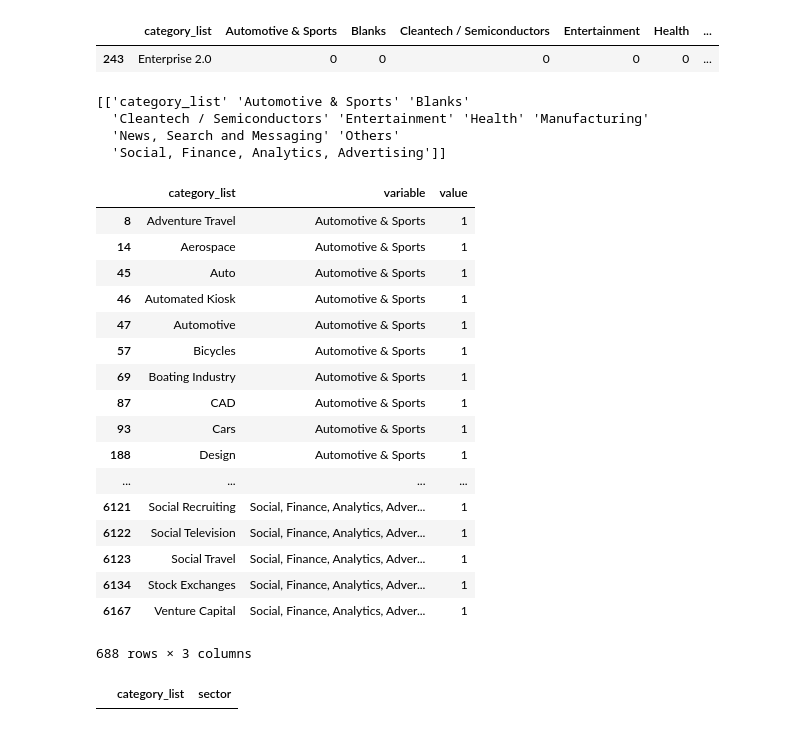
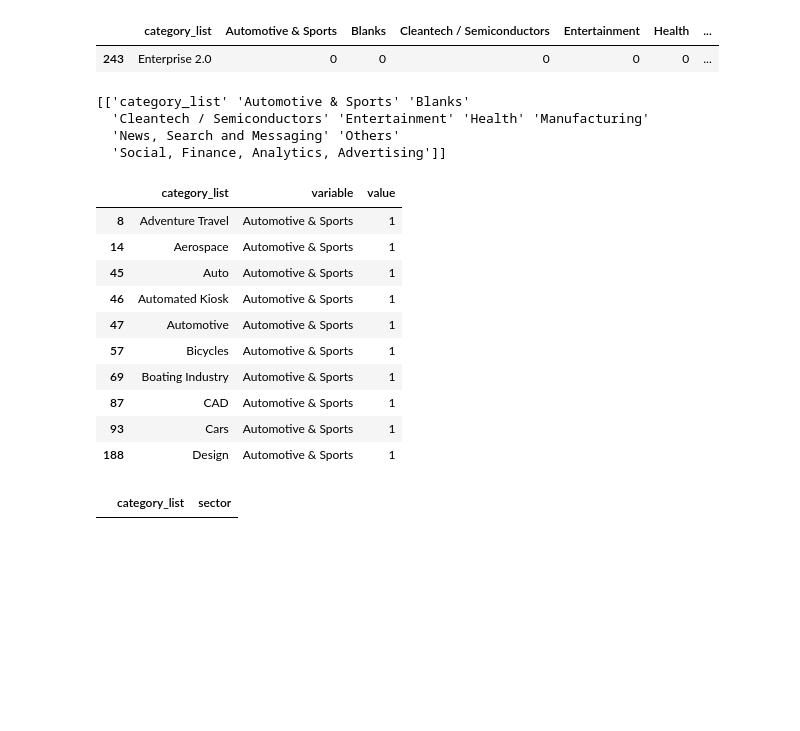
Before and after one commit to Nanditha-G-N/Machine-Learning-Case-Studies, a Jupyter notebook: investment-case-study_SR_AN.ipynb, the cells around one changed output. Saved outputs shown, nothing was run; the diff lists cells and outputs as text; code cells hidden in the pictures; blank space fills up the shorter version.

Commit message:
Updated Tableau plot df
Updated Tableau plot df

```diff
--- a/investment-case-study_SR_AN.ipynb
+++ b/investment-case-study_SR_AN.ipynb
@@ -338,33 +338,25 @@ df_mapping[df_mapping['category_list'].str.contains("2.0",na=False)]
 # %%
 column_value = np.array(df_mapping.columns.tolist())
 column_value = column_value.reshape(1,10)
 df_mapping_list = pd.melt(df_mapping, id_vars=['category_list'], value_vars=print(column_value))
-#df_mapping_list
 df_mapping_list = df_mapping_list[df_mapping_list["value"]==1]
-df_mapping_list
+df_mapping_list.head(10)
 # %% [output]
 [['category_list' 'Automotive & Sports' 'Blanks'
   'Cleantech / Semiconductors' 'Entertainment' 'Health' 'Manufacturing'
   'News, Search and Messaging' 'Others'
   'Social, Finance, Analytics, Advertising']]
 |  | category_list | variable | value |
 | 8 | Adventure Travel | Automotive & Sports | 1 |
 | 14 | Aerospace | Automotive & Sports | 1 |
 | 45 | Auto | Automotive & Sports | 1 |
 | 46 | Automated Kiosk | Automotive & Sports | 1 |
 | 47 | Automotive | Automotive & Sports | 1 |
 | 57 | Bicycles | Automotive & Sports | 1 |
 | 69 | Boating Industry | Automotive & Sports | 1 |
 | 87 | CAD | Automotive & Sports | 1 |
 | 93 | Cars | Automotive & Sports | 1 |
 | 188 | Design | Automotive & Sports | 1 |
-| ... | ... | ... | ... |
-| 6121 | Social Recruiting | Social, Finance, Analytics, Adver... | 1 |
-| 6122 | Social Television | Social, Finance, Analytics, Adver... | 1 |
-| 6123 | Social Travel | Social, Finance, Analytics, Adver... | 1 |
-| 6134 | Stock Exchanges | Social, Finance, Analytics, Adver... | 1 |
-| 6167 | Venture Capital | Social, Finance, Analytics, Adver... | 1 |
-688 rows × 3 columns
 # %%
 df_mapping_list["sector"] = df_mapping_list["variable"]
 df_mapping_list = df_mapping_list.drop(["variable","value"],axis=1)
```
Also changed, not shown: parts of 19 cells of this notebook, 4 other files.
